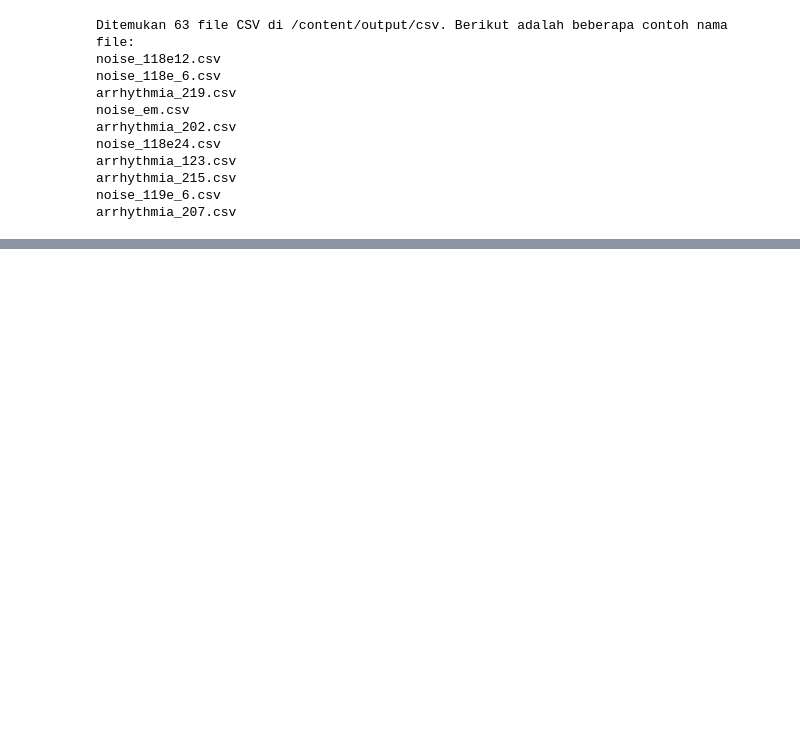
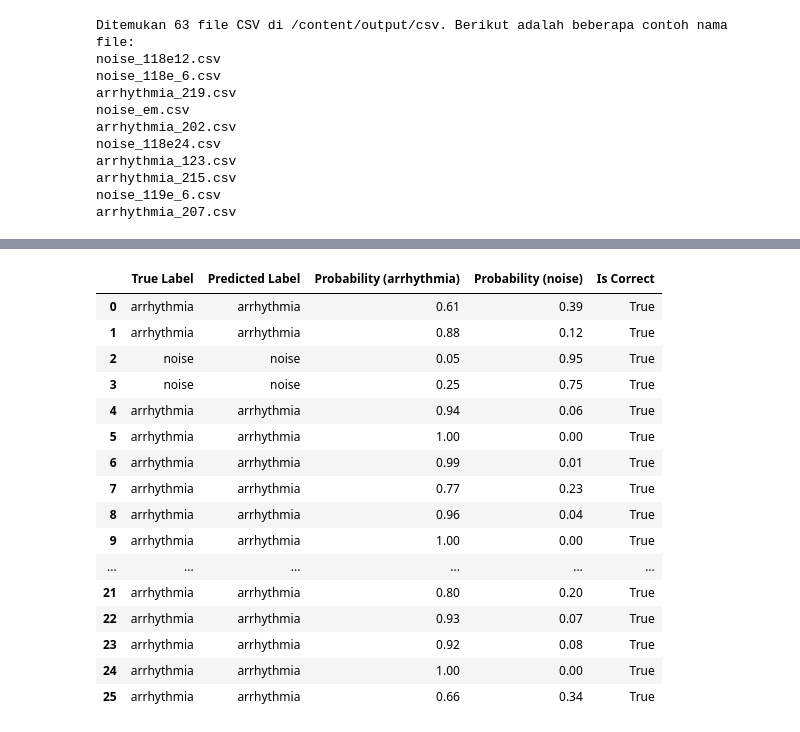
Before and after one commit to Dwinurcahyo2/Data-Mining-Lanjut, a Jupyter notebook: UAS_data_mining_lanjut.ipynb, the cells around one changed output, grey strips where cells are left out. Cells and saved outputs as stored; diff of their text form; code cells hidden in the pictures; blank space fills up the shorter version.

```diff
--- a/UAS_data_mining_lanjut.ipynb
+++ b/UAS_data_mining_lanjut.ipynb
@@ -140,15 +140,3 @@ Memuat sinyal dengan 650000 sampel.
 Filtering selesai.
 # %% [markdown]
 Ekstraksi Ciri Derau
-# %%
-import numpy as np
-
-def extract_features(signal, fs=360):
-    freq_spectrum = np.abs(np.fft.fft(signal))
-    energy = np.sum(signal**2)
-    variance = np.var(signal)
-    return {
-        "energy": energy,
-        "variance": variance,
-        "spectrum_peak": np.argmax(freq_spectrum[:len(freq_spectrum)//2])
-    }
@@ -155,9 +206,2 @@ def extract_features(signal, fs=360):
 # %% [markdown]
 Klasifikasi Derau
-# %%
-from sklearn.ensemble import RandomForestClassifier
-# Assuming X_train and y_train are already defined from previous steps (e.g., data splitting)
-
-# X = data fitur, y = label noise
-clf = RandomForestClassifier()
-clf.fit(X_train, y_train)
@@ -468,0 +963,46 @@ else:
+# %%
+import pandas as pd
+import numpy as np
+
+# Asumsi variabel berikut sudah terdefinisi dari sel sebelumnya:
+# X_test (DataFrame atau NumPy array dari data uji)
+# y_test_encoded (NumPy array dari label uji yang di-encode)
+# clf (objek model yang sudah dilatih)
+# label_encoder_eval (objek LabelEncoder yang sudah difit)
+
+# Pastikan X_test dan y_test_encoded memiliki jumlah sampel yang sama
+if X_test.shape[0] != y_test_encoded.shape[0]:
+    print("Error: Jumlah sampel X_test dan y_test_encoded tidak cocok. Harap jalankan kembali sel Data Splitting (8ef1eda5) dan Evaluation (348ef271).")
+else:
+    # 1. Lakukan prediksi label pada data uji
+    y_pred_encoded = clf.predict(X_test)
+
+    # 2. Lakukan prediksi probabilitas pada data uji
+    y_pred_proba = clf.predict_proba(X_test) # Probabilitas untuk setiap kelas
+
+    # 3. Konversi label encode kembali ke label asli (string)
+    y_test_original = label_encoder_eval.inverse_transform(y_test_encoded)
+    y_pred_original = label_encoder_eval.inverse_transform(y_pred_encoded)
+
+    # 4. Buat DataFrame untuk menampilkan hasil
+    # Dapatkan nama kelas asli dari label_encoder
+    class_names = label_encoder_eval.classes_
+
+    results_df = pd.DataFrame({
+        'True Label': y_test_original,
+        'Predicted Label': y_pred_original,
+        f'Probability ({class_names[0]})': y_pred_proba[:, label_encoder_eval.transform([class_names[0]])[0]], # Probabilitas kelas 0
+        f'Probability ({class_names[1]})': y_pred_proba[:, label_encoder_eval.transform([class_names[1]])[0]]  # Probabilitas kelas 1
+    })
+
+    # Tambahkan kolom untuk menunjukkan apakah prediksi benar atau salah
+    results_df['Is Correct'] = results_df['True Label'] == results_df['Predicted Label']
+
+    # Tampilkan tabel hasil
+    print("Hasil Prediksi pada Data Uji:")
+    display(results_df)
+
+    # Opsional: Tampilkan ringkasan jumlah prediksi benar/salah
+    print("\nRingkasan:")
+    display(results_df['Is Correct'].value_counts())
+# %% [output]
@@ -468,0 +1010,17 @@ else:
+|  | True Label | Predicted Label | Probability (arrhythmia) | Probability (noise) | Is Correct |
+| 0 | arrhythmia | arrhythmia | 0.61 | 0.39 | True |
+| 1 | arrhythmia | arrhythmia | 0.88 | 0.12 | True |
+| 2 | noise | noise | 0.05 | 0.95 | True |
+| 3 | noise | noise | 0.25 | 0.75 | True |
+| 4 | arrhythmia | arrhythmia | 0.94 | 0.06 | True |
+| 5 | arrhythmia | arrhythmia | 1.00 | 0.00 | True |
+| 6 | arrhythmia | arrhythmia | 0.99 | 0.01 | True |
+| 7 | arrhythmia | arrhythmia | 0.77 | 0.23 | True |
+| 8 | arrhythmia | arrhythmia | 0.96 | 0.04 | True |
+| 9 | arrhythmia | arrhythmia | 1.00 | 0.00 | True |
+| ... | ... | ... | ... | ... | ... |
+| 21 | arrhythmia | arrhythmia | 0.80 | 0.20 | True |
+| 22 | arrhythmia | arrhythmia | 0.93 | 0.07 | True |
+| 23 | arrhythmia | arrhythmia | 0.92 | 0.08 | True |
+| 24 | arrhythmia | arrhythmia | 1.00 | 0.00 | True |
+| 25 | arrhythmia | arrhythmia | 0.66 | 0.34 | True |
```
Also changed, not shown: parts of 14 cells of this notebook.
